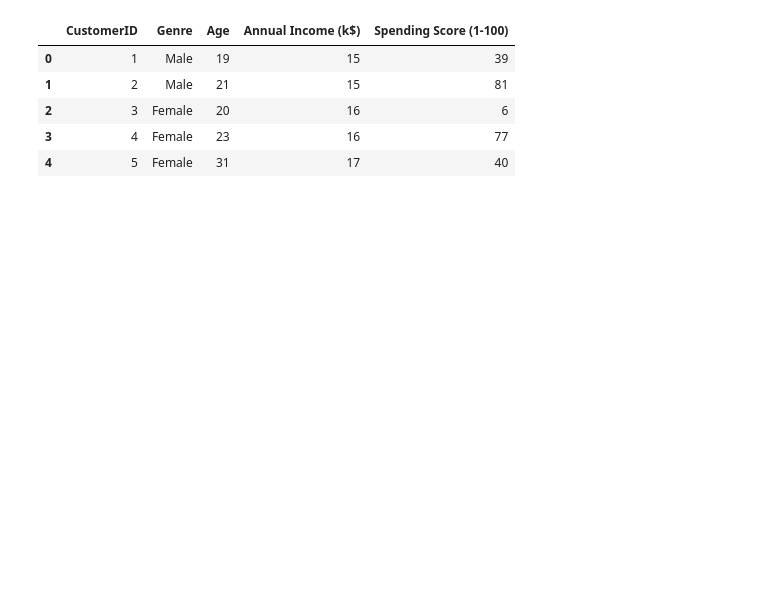
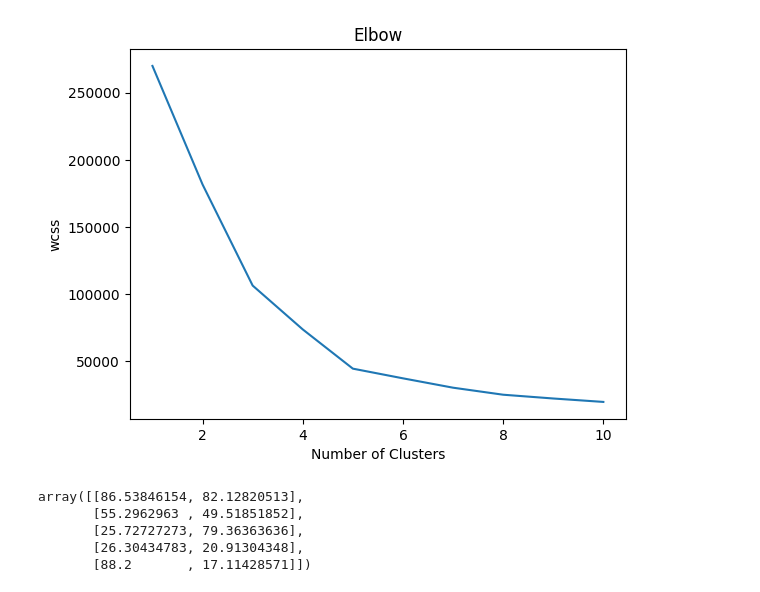
Before and after one commit to sahrudaysherla/MLPractice, a Jupyter notebook: Untitled2.ipynb, the cells around one changed output. Cells and saved outputs as stored; diff of their text form; code cells hidden in the pictures; blank space fills up the shorter version.

Commit message:
Kmeans

```diff
--- a/Untitled2.ipynb
+++ b/Untitled2.ipynb
@@ -9,14 +7,32 @@ import matplotlib.pyplot as plt
 %matplotlib inline
 import matplotlib.cm as cm
 import numpy as np
-# %%
-path = '/content/drive/MyDrive/FSDS_September/10.Machine_Learning/5thJune/Customers.csv'
-df = pd.read_csv(path)
-df.head()
-# %% [output]
-|  | CustomerID | Genre | Age | Annual Income (k$) | Spending Score (1-100) |
-| 0 | 1 | Male | 19 | 15 | 39 |
-| 1 | 2 | Male | 21 | 15 | 81 |
-| 2 | 3 | Female | 20 | 16 | 6 |
-| 3 | 4 | Female | 23 | 16 | 77 |
-| 4 | 5 | Female | 31 | 17 | 40 |
+# %%
+df = pd.read_csv('Customers.csv')
+df.head()
+X = df.iloc[:,[3,4]].values
+X
+# %%
+from sklearn.cluster import KMeans
+wcss=[]
+for i in range(1,11):
+    kmeans = KMeans(n_clusters=i, init = 'k-means++')
+    kmeans.fit(X)
+    wcss.append(kmeans.inertia_)
+plt.plot(range(1,11),wcss)
+plt.title('Elbow')
+plt.xlabel("Number of Clusters")
+plt.ylabel("wcss")
+plt.show()
+# %% [output]
+[figure, added]
+# %%
+kmeans = KMeans(n_clusters=5,init = 'k-means++')
+y_kmeans = kmeans.fit_predict(X)
+kmeans.cluster_centers_
+# %% [output]
+array([[86.53846154, 82.12820513],
+       [55.2962963 , 49.51851852],
+       [25.72727273, 79.36363636],
+       [26.30434783, 20.91304348],
+       [88.2       , 17.11428571]])
```
Also changed, not shown: parts of 2 cells of this notebook.
